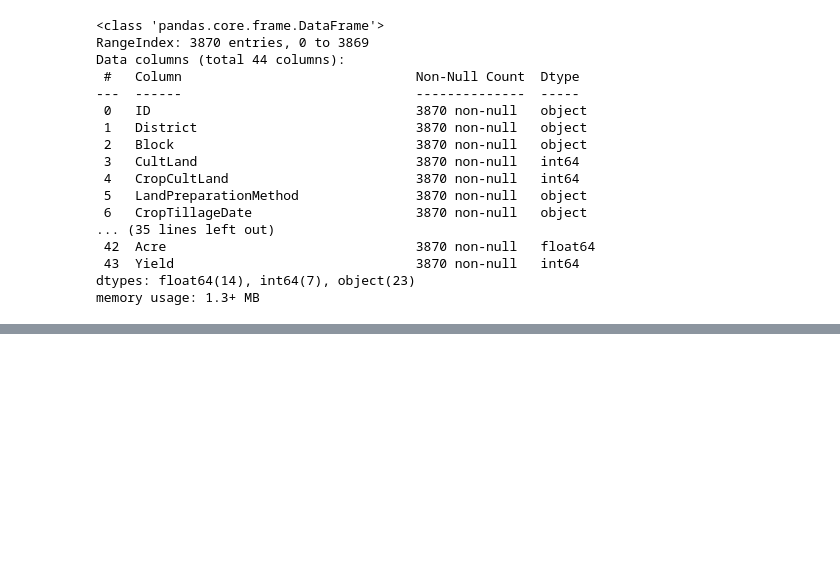
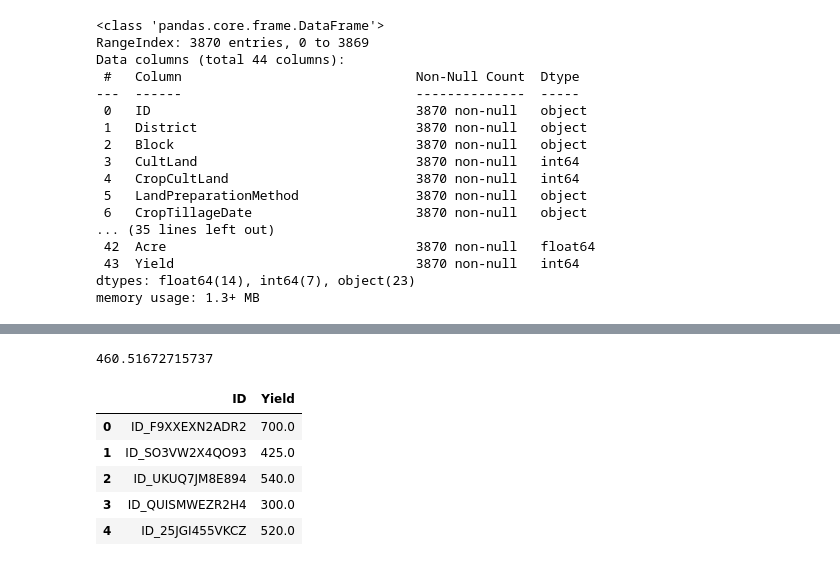
Before and after one commit to Turindwa/DigitalGreenCropYeildEstimateChallenge, a Jupyter notebook: DigitalGreenProjectNotebook.ipynb, the cells around one changed output, grey strips where cells are left out. Cells and saved outputs as stored; diff of their text form; code cells hidden in the pictures; blank space fills up the shorter version.

Commit message:
add prediction with decision tree regressor

```diff
--- a/DigitalGreenProjectNotebook.ipynb
+++ b/DigitalGreenProjectNotebook.ipynb
@@ -51,3 +51,35 @@ AttributeError: module 'matplotlib' has no attribute 'show'
 [figure]
 # %%
-test.plot(kind="scatter", x="longitude", y="latitude")
+X = train.drop(['ID', 'Yield'], axis = 1)
+X =X.select_dtypes(include=np.number)
+y = train.Yield
+X_train, X_test, y_train, y_test = train_test_split(X, y, test_size = 0.25, random_state = 1234)
+# %%
+from sklearn.tree import DecisionTreeRegressor
+clf=DecisionTreeRegressor()
+model=clf.fit(X_train.fillna(0), y_train)
+
+# Make predictions
+preds = model.predict(X_test.fillna(0))
+
+# Measure model performance
+mean_squared_error(y_test, preds, squared=False)
+# %% [output]
+460.51672715737
+# %%
+# Make predictions on the Zindi test set
+test_df = test[X.columns]
+preds = model.predict(test_df.fillna(0))
+
+# Create submisiion file to be uploaded to Zindi for scoring
+sub = pd.DataFrame({'ID': test.ID, 'Yield': preds})
+sub.to_csv('BenchmarkSubmission.csv', index = False)
+
+sub.head()
+# %% [output]
+|  | ID | Yield |
+| 0 | ID_F9XXEXN2ADR2 | 700.0 |
+| 1 | ID_SO3VW2X4QO93 | 425.0 |
+| 2 | ID_UKUQ7JM8E894 | 540.0 |
+| 3 | ID_QUISMWEZR2H4 | 300.0 |
+| 4 | ID_25JGI455VKCZ | 520.0 |
```
Also changed, not shown: parts of 2 cells of this notebook, 1 other file.
